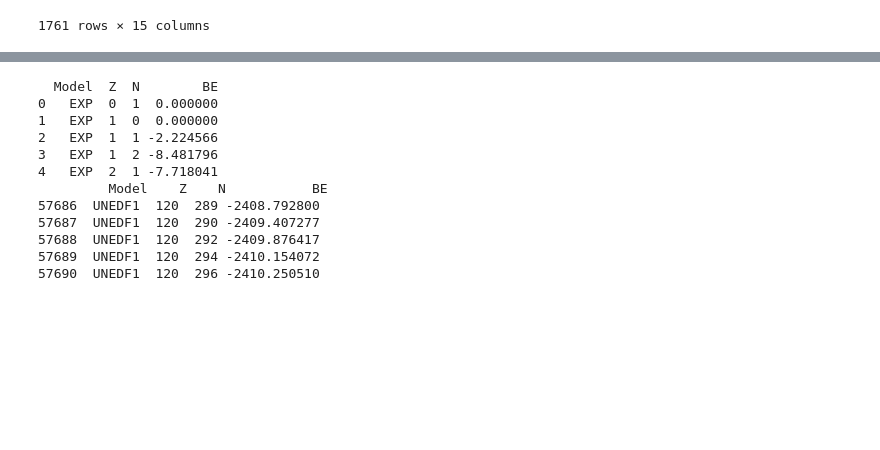
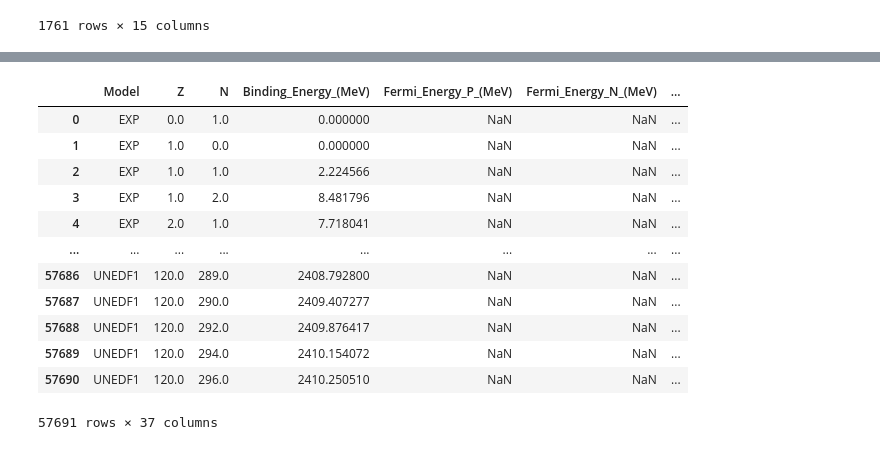
Before and after one commit to massexplorer/bmex-web, a Jupyter notebook: utils/parser.ipynb, the cells around one changed output, grey strips where cells are left out. Cells and saved outputs as stored; diff of their text form; code cells hidden in the pictures; blank space fills up the shorter version.

```diff
--- a/utils/parser.ipynb
+++ b/utils/parser.ipynb
@@ -196,15 +255,19 @@ pd.concat([df, df2], axis=1)
-# %%
-print(master_df.head(),'\n', master_df.tail())
-# %% [output]
-  Model  Z  N        BE
-0   EXP  0  1  0.000000
-1   EXP  1  0  0.000000
-2   EXP  1  1 -2.224566
-3   EXP  1  2 -8.481796
-4   EXP  2  1 -7.718041
-         Model    Z    N           BE
-57686  UNEDF1  120  289 -2408.792800
-57687  UNEDF1  120  290 -2409.407277
-57688  UNEDF1  120  292 -2409.876417
-57689  UNEDF1  120  294 -2410.154072
-57690  UNEDF1  120  296 -2410.250510
+# %%
+final_master_df = pd.concat([master_df, quan_df], axis=1)
+# %%
+final_master_df = final_master_df.drop('BE', axis=1)
+final_master_df
+# %% [output]
+|  | Model | Z | N | Binding_Energy_(MeV) | Fermi_Energy_P_(MeV) | Fermi_Energy_N_(MeV) | ... |
+| 0 | EXP | 0.0 | 1.0 | 0.000000 | NaN | NaN | ... |
+| 1 | EXP | 1.0 | 0.0 | 0.000000 | NaN | NaN | ... |
+| 2 | EXP | 1.0 | 1.0 | 2.224566 | NaN | NaN | ... |
+| 3 | EXP | 1.0 | 2.0 | 8.481796 | NaN | NaN | ... |
+| 4 | EXP | 2.0 | 1.0 | 7.718041 | NaN | NaN | ... |
+| ... | ... | ... | ... | ... | ... | ... | ... |
+| 57686 | UNEDF1 | 120.0 | 289.0 | 2408.792800 | NaN | NaN | ... |
+| 57687 | UNEDF1 | 120.0 | 290.0 | 2409.407277 | NaN | NaN | ... |
+| 57688 | UNEDF1 | 120.0 | 292.0 | 2409.876417 | NaN | NaN | ... |
+| 57689 | UNEDF1 | 120.0 | 294.0 | 2410.154072 | NaN | NaN | ... |
+| 57690 | UNEDF1 | 120.0 | 296.0 | 2410.250510 | NaN | NaN | ... |
+57691 rows × 37 columns
```
Also changed, not shown: parts of 10 cells of this notebook, 3 other files.
